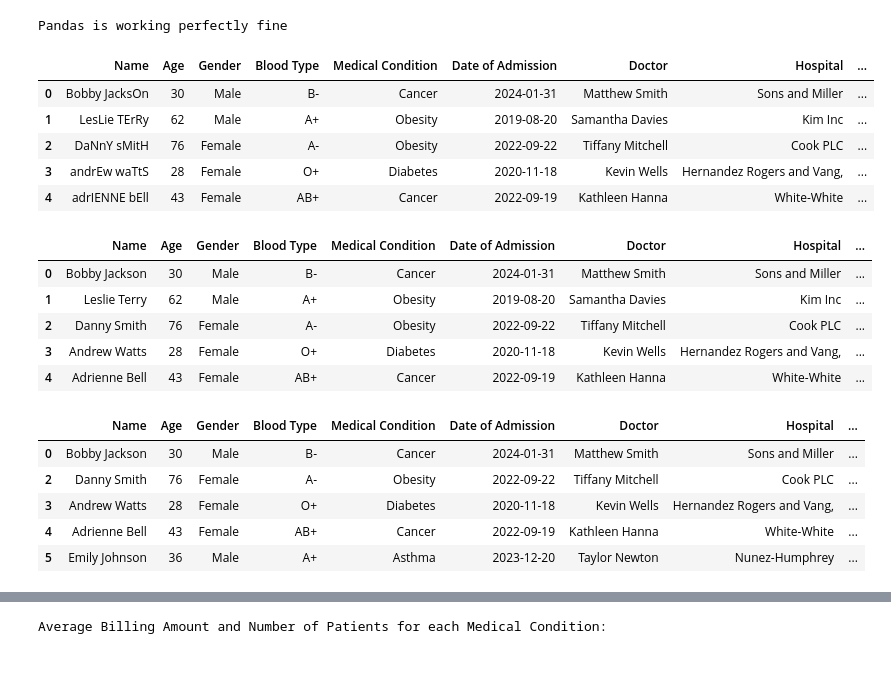
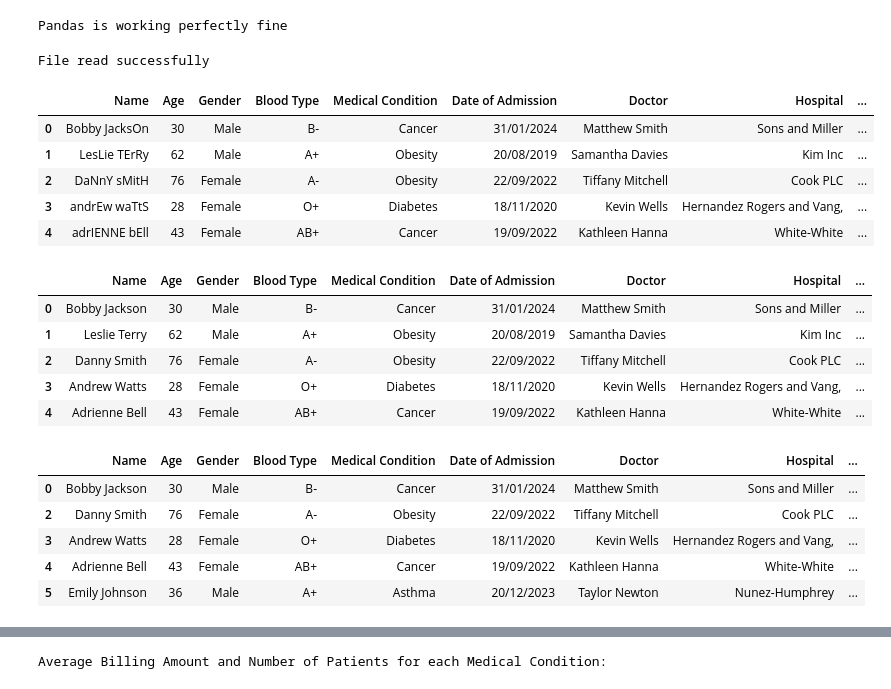
Before and after one commit to agbahovbejasmine-del/hospital_data_project, a Jupyter notebook: hospital_analysis.ipynb, the cells around one changed output, grey strips where cells are left out. Saved outputs shown, nothing was run; the diff lists cells and outputs as text; code cells hidden in the pictures.

```diff
--- a/hospital_analysis.ipynb
+++ b/hospital_analysis.ipynb
@@ -4,35 +4,48 @@ import numpy as np
 print('Pandas is working perfectly fine')
 # %% [output]
 Pandas is working perfectly fine
+# %%
+# Had some problems with the file path, as I was trying to use the CSV file on Codespaces. Importing file directly to the notebook.
+import os
+file_name = "healthcare_dataset.csv"
+
+#Learnt how to do a safety 'verification' as an exception handling method.
+if os.path.exists(file_name):
+    df = pd.read_csv(file_name)
+    print("File read successfully")
+else:
+    print(f"Error not found {file_name}. in the directory.")
+# %% [output]
+File read successfully
 # %%
 # I use this code to read the csv file and display the first 5 rows of the dataset to notice any immmediate issues with the data. I also use the str.title() method to capitalize the first letter of each word in the 'Name' column for better readability.
-df = pd.read_csv(r"C:\Users\Jasmine Agbahovbe\Downloads\MY CSV FILES\healthcare_dataset - Copy.csv")
+df = pd.read_csv("healthcare_dataset.csv")
 df.head(5)
 # %% [output]
 |  | Name | Age | Gender | Blood Type | Medical Condition | Date of Admission | Doctor | Hospital | ... |
-| 0 | Bobby JacksOn | 30 | Male | B- | Cancer | 2024-01-31 | Matthew Smith | Sons and Miller | ... |
-| 1 | LesLie TErRy | 62 | Male | A+ | Obesity | 2019-08-20 | Samantha Davies | Kim Inc | ... |
-| 2 | DaNnY sMitH | 76 | Female | A- | Obesity | 2022-09-22 | Tiffany Mitchell | Cook PLC | ... |
-| 3 | andrEw waTtS | 28 | Female | O+ | Diabetes | 2020-11-18 | Kevin Wells | Hernandez Rogers and Vang, | ... |
-| 4 | adrIENNE bEll | 43 | Female | AB+ | Cancer | 2022-09-19 | Kathleen Hanna | White-White | ... |
+| 0 | Bobby JacksOn | 30 | Male | B- | Cancer | 31/01/2024 | Matthew Smith | Sons and Miller | ... |
+| 1 | LesLie TErRy | 62 | Male | A+ | Obesity | 20/08/2019 | Samantha Davies | Kim Inc | ... |
+| 2 | DaNnY sMitH | 76 | Female | A- | Obesity | 22/09/2022 | Tiffany Mitchell | Cook PLC | ... |
+| 3 | andrEw waTtS | 28 | Female | O+ | Diabetes | 18/11/2020 | Kevin Wells | Hernandez Rogers and Vang, | ... |
+| 4 | adrIENNE bEll | 43 | Female | AB+ | Cancer | 19/09/2022 | Kathleen Hanna | White-White | ... |
 # %%
 #Then I use the str.title() method to capitalize the first letter of each word in the 'Name' column for better readability.
 df['Name']=  df['Name'].str.title()
 df.head(5)
 # %% [output]
 |  | Name | Age | Gender | Blood Type | Medical Condition | Date of Admission | Doctor | Hospital | ... |
-| 0 | Bobby Jackson | 30 | Male | B- | Cancer | 2024-01-31 | Matthew Smith | Sons and Miller | ... |
-| 1 | Leslie Terry | 62 | Male | A+ | Obesity | 2019-08-20 | Samantha Davies | Kim Inc | ... |
-| 2 | Danny Smith | 76 | Female | A- | Obesity | 2022-09-22 | Tiffany Mitchell | Cook PLC | ... |
-| 3 | Andrew Watts | 28 | Female | O+ | Diabetes | 2020-11-18 | Kevin Wells | Hernandez Rogers and Vang, | ... |
-| 4 | Adrienne Bell | 43 | Female | AB+ | Cancer | 2022-09-19 | Kathleen Hanna | White-White | ... |
+| 0 | Bobby Jackson | 30 | Male | B- | Cancer | 31/01/2024 | Matthew Smith | Sons and Miller | ... |
+| 1 | Leslie Terry | 62 | Male | A+ | Obesity | 20/08/2019 | Samantha Davies | Kim Inc | ... |
+| 2 | Danny Smith | 76 | Female | A- | Obesity | 22/09/2022 | Tiffany Mitchell | Cook PLC | ... |
+| 3 | Andrew Watts | 28 | Female | O+ | Diabetes | 18/11/2020 | Kevin Wells | Hernandez Rogers and Vang, | ... |
+| 4 | Adrienne Bell | 43 | Female | AB+ | Cancer | 19/09/2022 | Kathleen Hanna | White-White | ... |
 # %%
 df= df[df['Test Results']!= 'Inconclusive']
 df.head(5)
 # %% [output]
 |  | Name | Age | Gender | Blood Type | Medical Condition | Date of Admission | Doctor | Hospital | ... |
-| 0 | Bobby Jackson | 30 | Male | B- | Cancer | 2024-01-31 | Matthew Smith | Sons and Miller | ... |
-| 2 | Danny Smith | 76 | Female | A- | Obesity | 2022-09-22 | Tiffany Mitchell | Cook PLC | ... |
-| 3 | Andrew Watts | 28 | Female | O+ | Diabetes | 2020-11-18 | Kevin Wells | Hernandez Rogers and Vang, | ... |
-| 4 | Adrienne Bell | 43 | Female | AB+ | Cancer | 2022-09-19 | Kathleen Hanna | White-White | ... |
-| 5 | Emily Johnson | 36 | Male | A+ | Asthma | 2023-12-20 | Taylor Newton | Nunez-Humphrey | ... |
+| 0 | Bobby Jackson | 30 | Male | B- | Cancer | 31/01/2024 | Matthew Smith | Sons and Miller | ... |
+| 2 | Danny Smith | 76 | Female | A- | Obesity | 22/09/2022 | Tiffany Mitchell | Cook PLC | ... |
+| 3 | Andrew Watts | 28 | Female | O+ | Diabetes | 18/11/2020 | Kevin Wells | Hernandez Rogers and Vang, | ... |
+| 4 | Adrienne Bell | 43 | Female | AB+ | Cancer | 19/09/2022 | Kathleen Hanna | White-White | ... |
+| 5 | Emily Johnson | 36 | Male | A+ | Asthma | 20/12/2023 | Taylor Newton | Nunez-Humphrey | ... |
```
Also changed, not shown: parts of 7 cells of this notebook, 1 other file.
